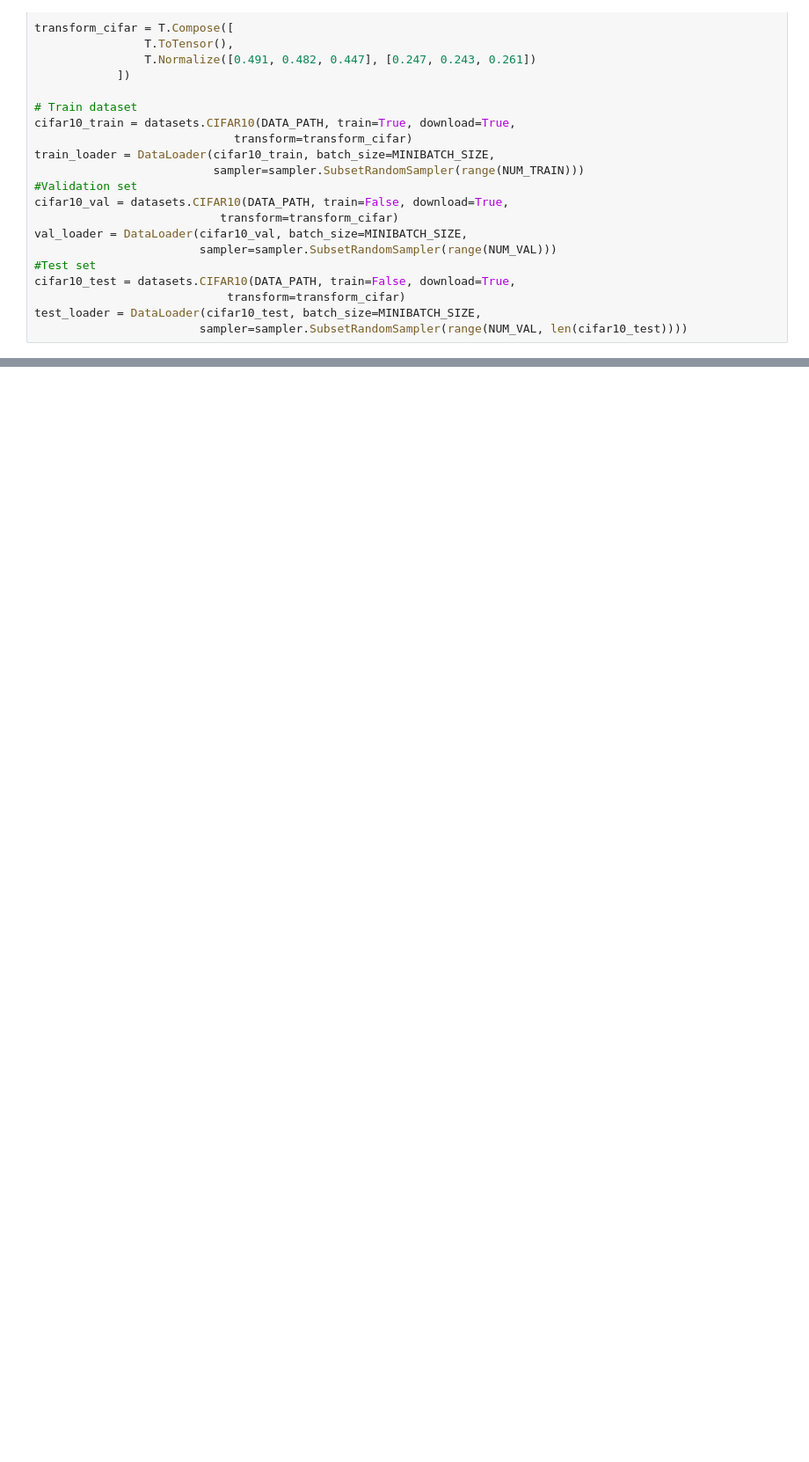
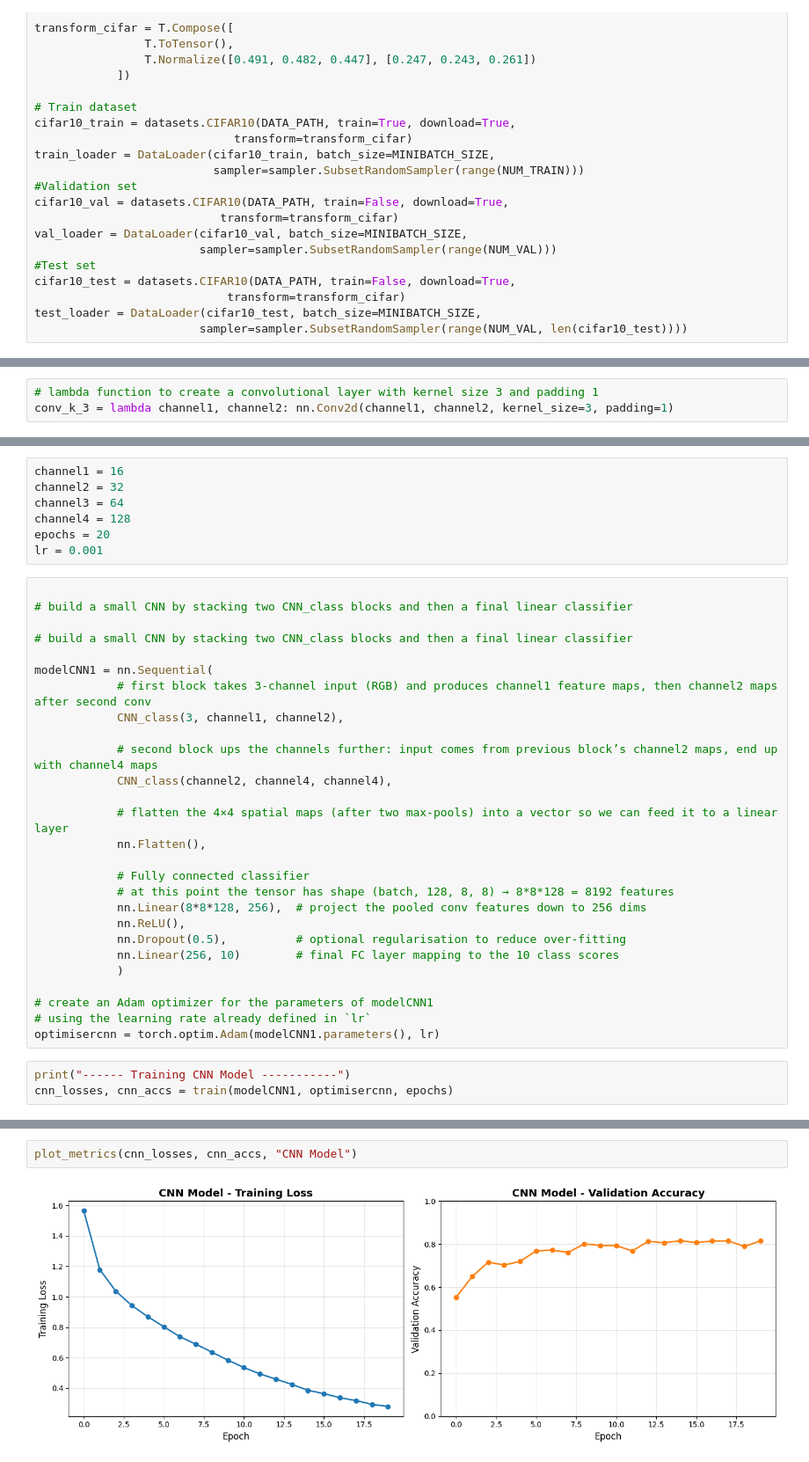
Before and after one commit to LudwigVI/TC_5033_course_HW, a Jupyter notebook: A2b_DL_TC5033.ipynb, the cells around one changed output, grey strips where cells are left out. Shown at 88% size. Saved outputs shown, nothing was run; the diff lists cells and outputs as text; blank space fills up the shorter version.

```diff
--- a/A2b_DL_TC5033.ipynb
+++ b/A2b_DL_TC5033.ipynb
@@ -164,0 +388,3 @@ train(modelCNN1, optimiser, epochs)
+# %%
+# lambda function to create a convolutional layer with kernel size 3 and padding 1
+conv_k_3 = lambda channel1, channel2: nn.Conv2d(channel1, channel2, kernel_size=3, padding=1)
@@ -164,0 +418,37 @@ train(modelCNN1, optimiser, epochs)
+# %%
+channel1 = 16
+channel2 = 32
+channel3 = 64
+channel4 = 128
+epochs = 20
+lr = 0.001
+# %%
+
+# build a small CNN by stacking two CNN_class blocks and then a final linear classifier
+
+# build a small CNN by stacking two CNN_class blocks and then a final linear classifier
+
+modelCNN1 = nn.Sequential(
+            # first block takes 3‑channel input (RGB) and produces channel1 feature maps, then channel2 maps after second conv
+            CNN_class(3, channel1, channel2),
+
+            # second block ups the channels further: input comes from previous block’s channel2 maps, end up with channel4 maps
+            CNN_class(channel2, channel4, channel4),
+
+            # flatten the 4×4 spatial maps (after two max‑pools) into a vector so we can feed it to a linear layer
+            nn.Flatten(),
+
+            # Fully connected classifier
+            # at this point the tensor has shape (batch, 128, 8, 8) → 8*8*128 = 8192 features
+            nn.Linear(8*8*128, 256),  # project the pooled conv features down to 256 dims
+            nn.ReLU(),
+            nn.Dropout(0.5),          # optional regularisation to reduce over‑fitting
+            nn.Linear(256, 10)        # final FC layer mapping to the 10 class scores
+            )
+
+# create an Adam optimizer for the parameters of modelCNN1
+# using the learning rate already defined in `lr`
+optimisercnn = torch.optim.Adam(modelCNN1.parameters(), lr)
+# %%
+print("------ Training CNN Model -----------")
+cnn_losses, cnn_accs = train(modelCNN1, optimisercnn, epochs)
@@ -164,0 +477,4 @@ train(modelCNN1, optimiser, epochs)
+# %%
+plot_metrics(cnn_losses, cnn_accs, "CNN Model")
+# %% [output]
+[figure, added]
```
Also changed, not shown: parts of 45 cells of this notebook.
